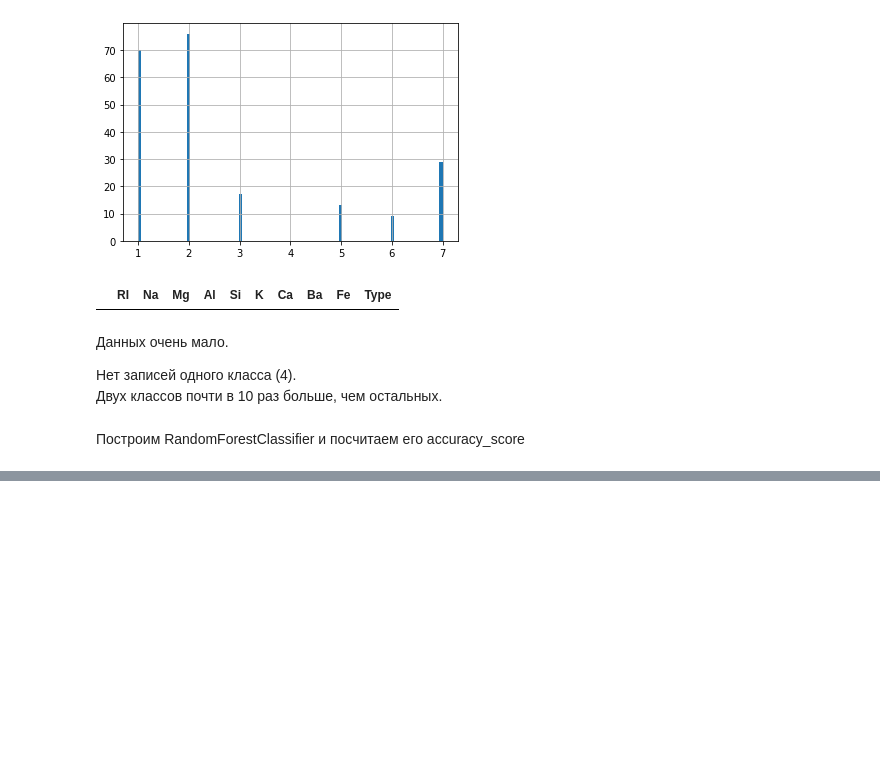
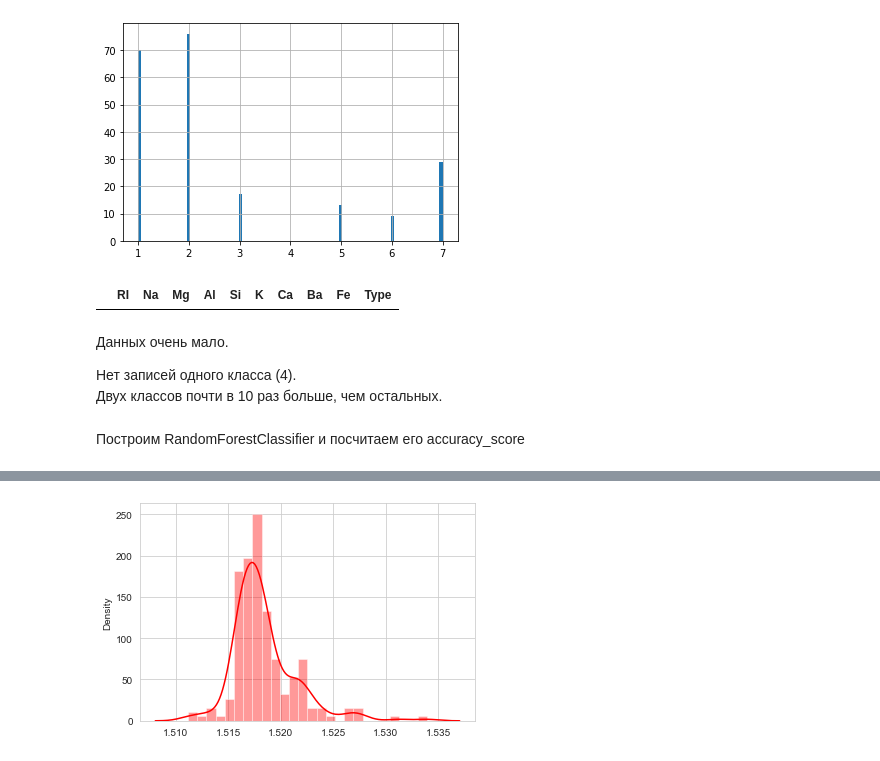
Before and after one commit to sergeimoiseev/neuro, a Jupyter notebook: feml-11-hw-07-outliers/task07.ipynb, the cells around one changed output, grey strips where cells are left out. Drawn from its saved outputs; the diff is of its cells as text; code cells hidden in the pictures; blank space fills up the shorter version.

```diff
--- a/feml-11-hw-07-outliers/task07.ipynb
+++ b/feml-11-hw-07-outliers/task07.ipynb
@@ -49,0 +58,4 @@ accuracy_score(y_test, y_pred)
+# %%
+ax = sns.distplot(df[['RI']],color='red')
+# %% [output]
+[figure, added]
```
Also changed, not shown: parts of 18 cells of this notebook.
